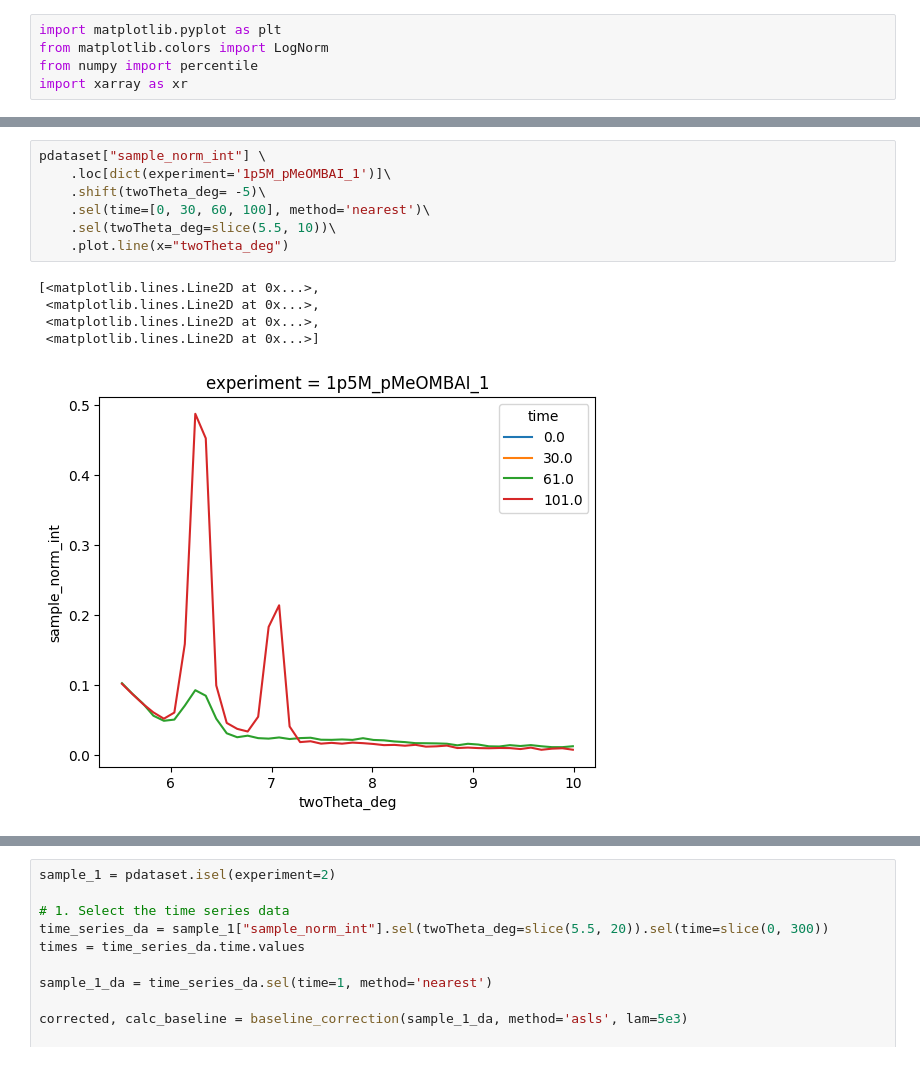
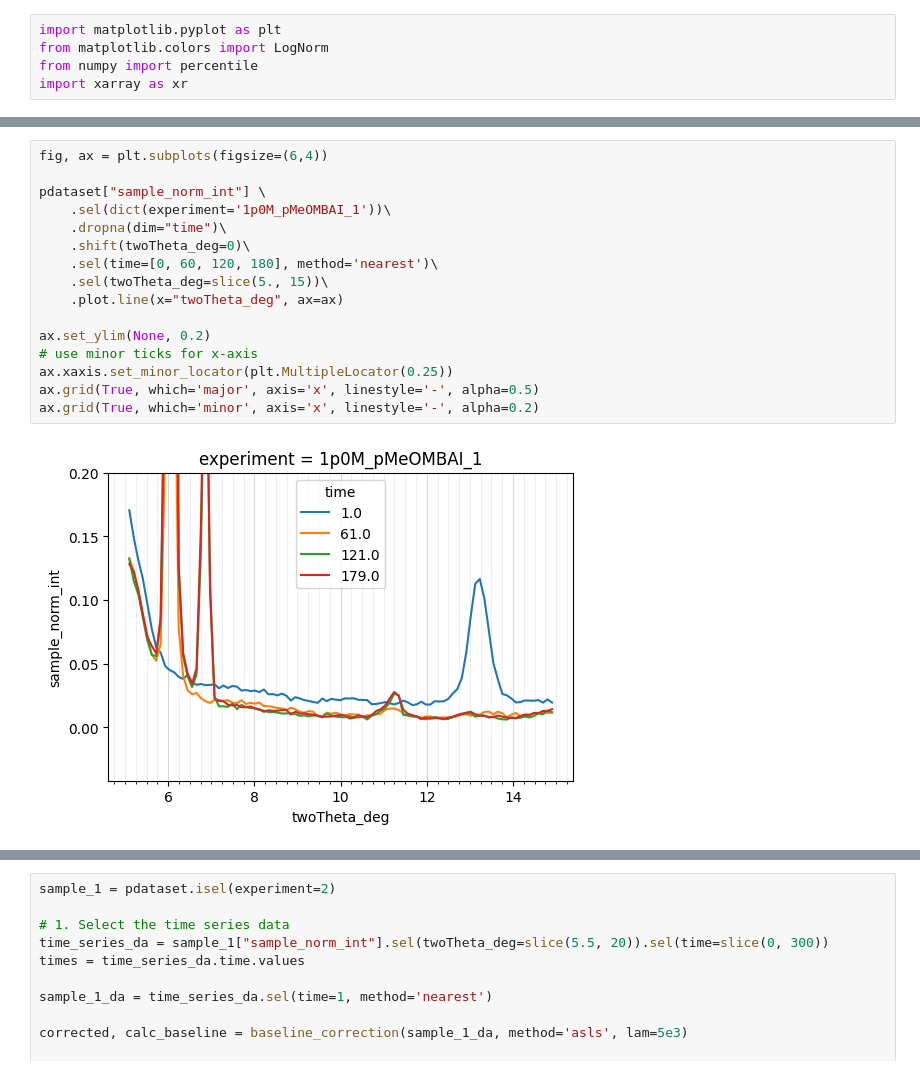
Before and after one commit to yyrliu/als-xrd-12-3-2, a Jupyter notebook: peak_int.ipynb, the cells around one changed output, grey strips where cells are left out. Cells and saved outputs as stored; diff of their text form.

```diff
--- a/peak_int.ipynb
+++ b/peak_int.ipynb
@@ -34,13 +51,18 @@ pdataset["sample_norm_int"] \
 # %%
+fig, ax = plt.subplots(figsize=(6,4))
+
 pdataset["sample_norm_int"] \
-    .loc[dict(experiment='1p5M_pMeOMBAI_1')]\
-    .shift(twoTheta_deg= -5)\
-    .sel(time=[0, 30, 60, 100], method='nearest')\
-    .sel(twoTheta_deg=slice(5.5, 10))\
-    .plot.line(x="twoTheta_deg")
+    .sel(dict(experiment='1p0M_pMeOMBAI_1'))\
+    .dropna(dim="time")\
+    .shift(twoTheta_deg=0)\
+    .sel(time=[0, 60, 120, 180], method='nearest')\
+    .sel(twoTheta_deg=slice(5., 15))\
+    .plot.line(x="twoTheta_deg", ax=ax)
+
+ax.set_ylim(None, 0.2)
+# use minor ticks for x-axis
+ax.xaxis.set_minor_locator(plt.MultipleLocator(0.25))
+ax.grid(True, which='major', axis='x', linestyle='-', alpha=0.5)
+ax.grid(True, which='minor', axis='x', linestyle='-', alpha=0.2)
 # %% [output]
-[<matplotlib.lines.Line2D at 0x...>,
- <matplotlib.lines.Line2D at 0x...>,
- <matplotlib.lines.Line2D at 0x...>,
- <matplotlib.lines.Line2D at 0x...>]
-[figure, old version]
+[figure, new version]
```
Also changed, not shown: parts of 14 cells of this notebook, 1 other file.
